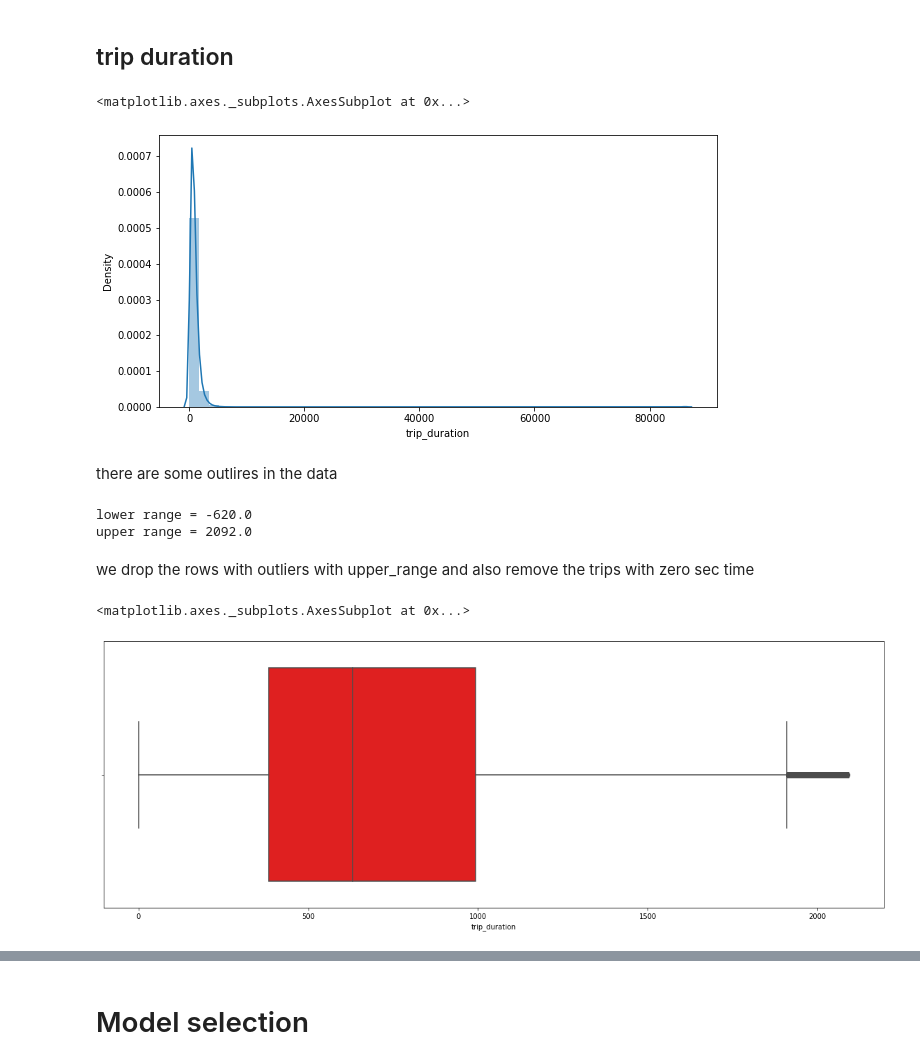
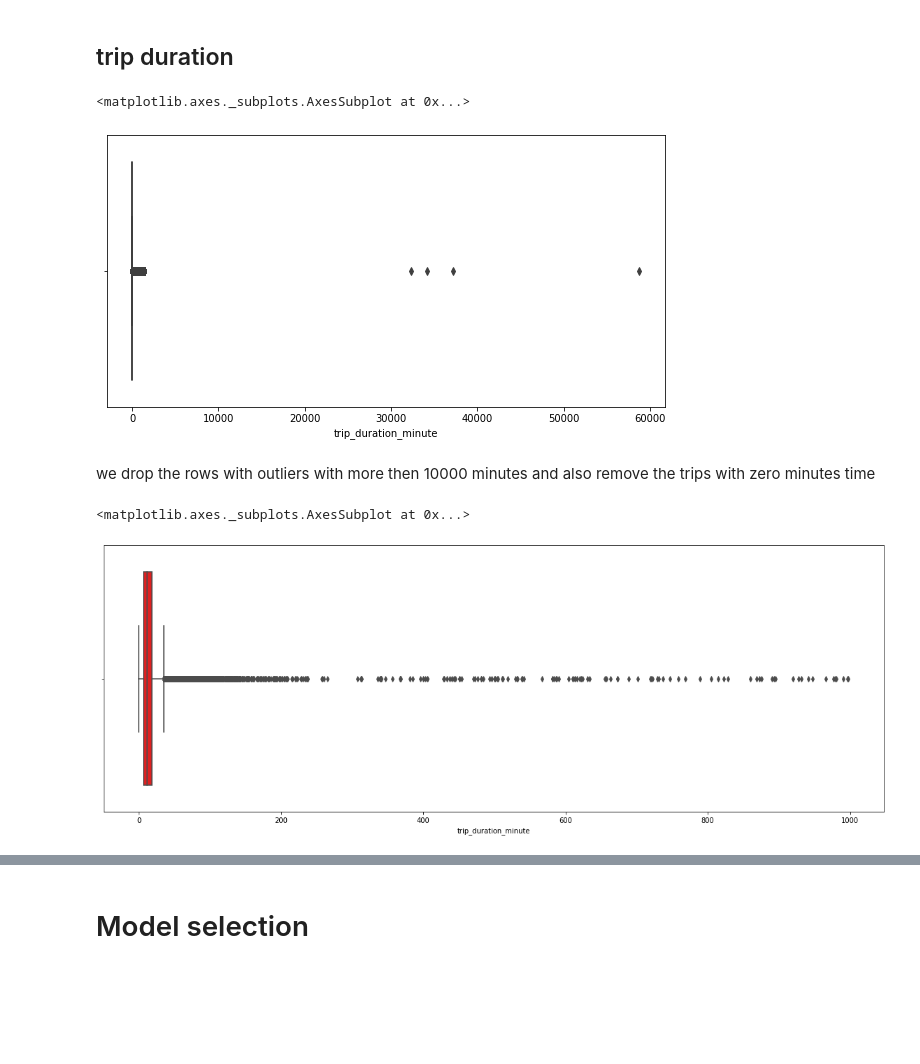
Before and after one commit to prabindebnath25/NYC-Taxi-Trip-Time-Prediction, a Jupyter notebook: NYC_Taxi_Trip_Time_Prediction_Capstone_Project.ipynb, the cells around one changed output, grey strips where cells are left out. Cells and saved outputs as stored; diff of their text form; code cells hidden in the pictures; blank space fills up the shorter version.

```diff
--- a/NYC_Taxi_Trip_Time_Prediction_Capstone_Project.ipynb
+++ b/NYC_Taxi_Trip_Time_Prediction_Capstone_Project.ipynb
@@ -130,7 +135,7 @@ df['dropoff_datetime'] = pd.to_datetime(df['dropoff_datetime'])
 # %%
 df['weekday'] = df['pickup_datetime'].dt.weekday
 df['month'] = df['pickup_datetime'].dt.month
-
+df['hour'] = df['pickup_datetime'].dt.hour
 df.drop(columns=['pickup_datetime', 'dropoff_datetime'], inplace= True)
 # %%
 df.store_and_fwd_flag.value_counts()
@@ -153,0 +237,2 @@ Name: vendor_id, dtype: int64
+# %%
+df = df[df['distance'] > 0]
@@ -153,0 +251,2 @@ Name: vendor_id, dtype: int64
+# %%
+df=  df[df['distance'] < 100]
@@ -154,10 +258,10 @@ Name: vendor_id, dtype: int64
 # %% [markdown]
 ## trip duration
+# %%
+df['trip_duration_minute'] = df['trip_duration']/60
 # %%
 plt.figure(figsize= (10,5))
-sns.distplot(df['trip_duration'])
+sns.boxplot(df['trip_duration_minute'])
 # %% [output]
 <matplotlib.axes._subplots.AxesSubplot at 0x...>
-[figure, old version]
+[figure, new version]
-# %% [markdown]
-there are some outlires in the data
@@ -174,9 +268,3 @@ def outlier_treatment(feature):
-# %%
-lower_range,upper_range = outlier_treatment(df1['trip_duration'])
-print(f'lower range = {lower_range}\nupper range = {upper_range}')
-# %% [output]
-lower range = -620.0
-upper range = 2092.0
 # %% [markdown]
-we drop the rows with outliers with upper_range and also remove the trips with zero sec time
+we drop the rows with outliers with more then 10000 minutes and also remove the trips with zero minutes time
 # %%
@@ -184,9 +272,9 @@ df = df[(df['trip_duration'] < upper_range) & (df['trip_duration'] > 0) ]
 # %%
 plt.figure(figsize= (20,7))
-sns.boxplot(df['trip_duration'], color = 'red')
+sns.boxplot(df['trip_duration_minute'], color = 'red')
 # %% [output]
 <matplotlib.axes._subplots.AxesSubplot at 0x...>
-[figure, old version]
+[figure, new version]
 # %%
 plt.figure(figsize= (10,7))
 sns.distplot(df['trip_duration'])
```
Also changed, not shown: parts of 79 cells of this notebook.
